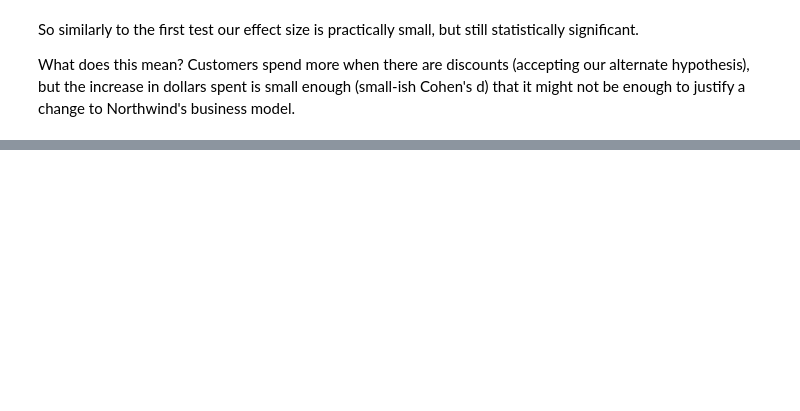
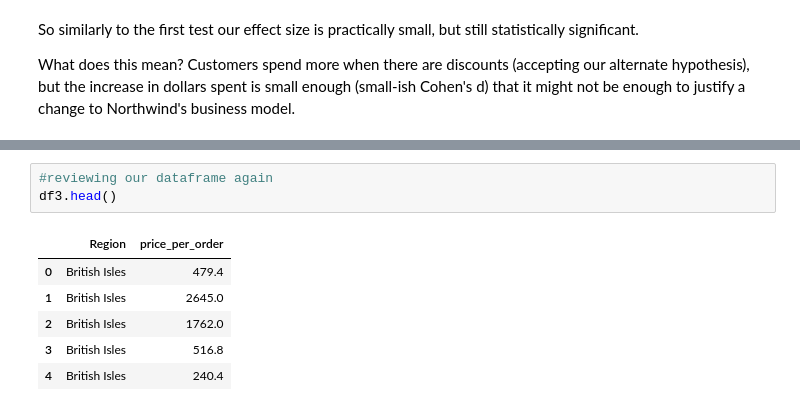
Before and after one commit to MissAle17/dsc-2-final-project-online-ds-sp-000, a Jupyter notebook: Module2.ipynb, the cells around one changed output, grey strips where cells are left out. Cells and saved outputs as stored; diff of their text form; blank space fills up the shorter version.

```diff
--- a/Module2.ipynb
+++ b/Module2.ipynb
@@ -377,0 +447,10 @@ Let's take a look then at some different parts of the database that will require
+# %%
+#reviewing our dataframe again
+df3.head()
+# %% [output]
+|  | Region | price_per_order |
+| 0 | British Isles | 479.4 |
+| 1 | British Isles | 2645.0 |
+| 2 | British Isles | 1762.0 |
+| 3 | British Isles | 516.8 |
+| 4 | British Isles | 240.4 |
```
Also changed, not shown: parts of 10 cells of this notebook.
